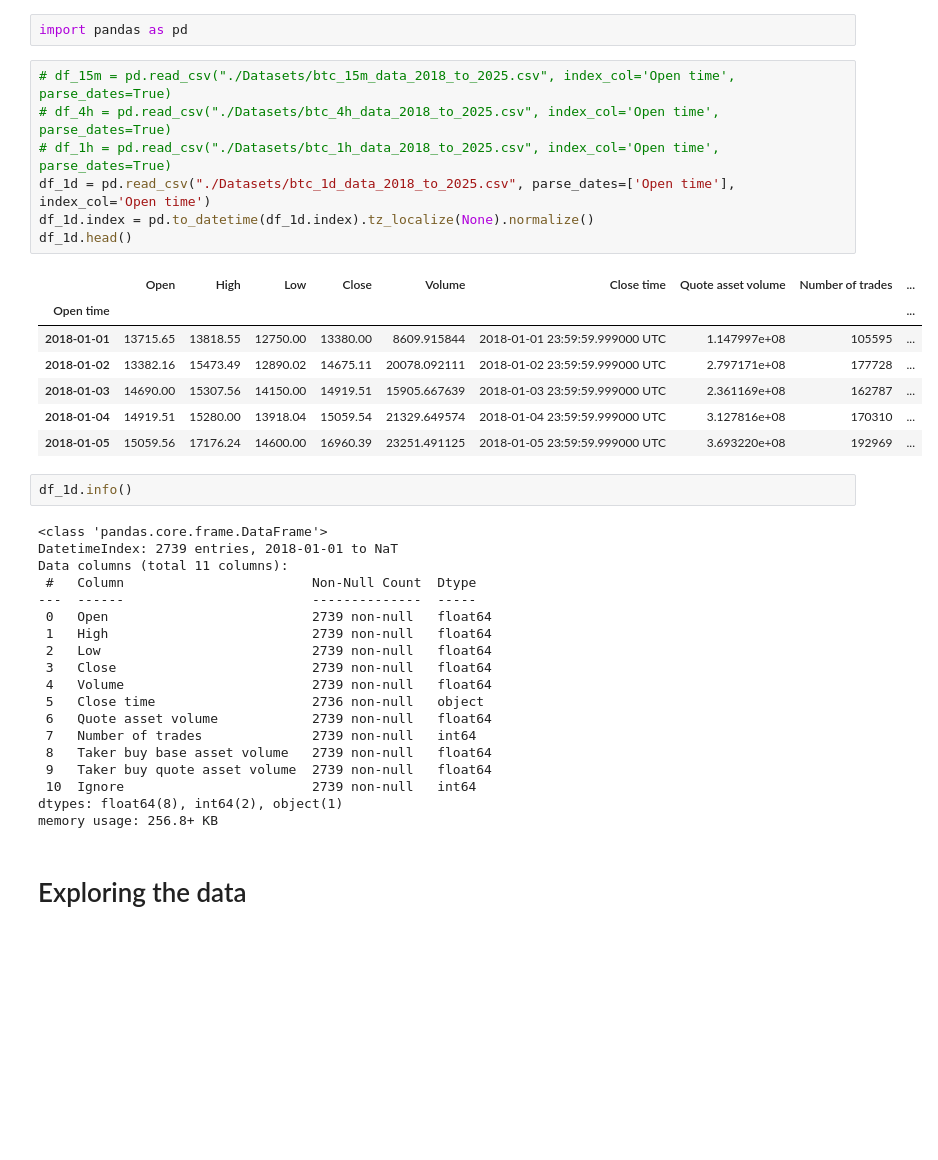
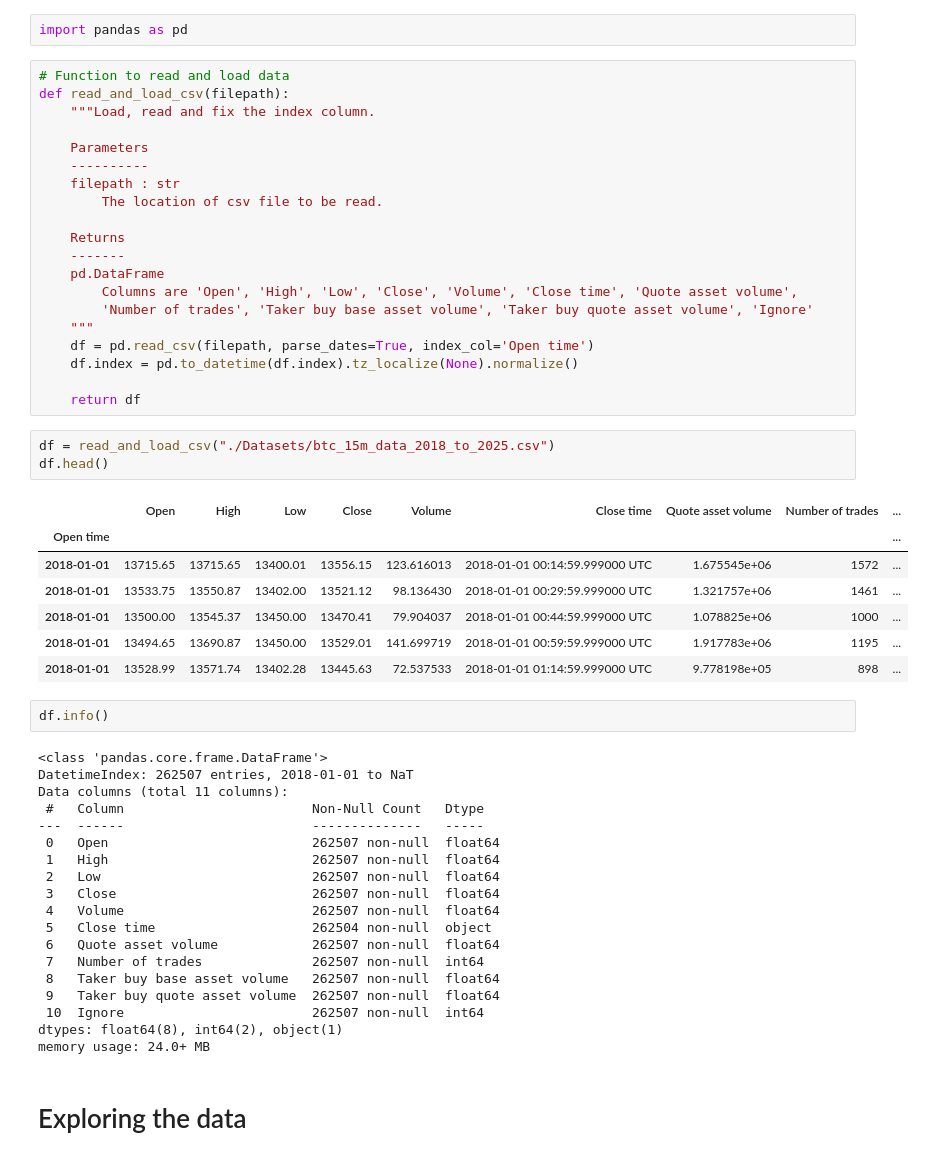
Before and after one commit to john-otienoh/Future_Interns_Projects, a Jupyter notebook: MachineLearningTasks/Task_One/bitcoin_time_series.ipynb, the cells around one changed output. Saved outputs shown, nothing was run; the diff lists cells and outputs as text; blank space fills up the shorter version.

```diff
--- a/MachineLearningTasks/Task_One/bitcoin_time_series.ipynb
+++ b/MachineLearningTasks/Task_One/bitcoin_time_series.ipynb
@@ -1,41 +1,57 @@
 # %%
 import pandas as pd
+# %%
+# Function to read and load data
+def read_and_load_csv(filepath):
+    """Load, read and fix the index column.
+
+    Parameters
+    ----------
+    filepath : str
+        The location of csv file to be read.
+
+    Returns
+    -------
+    pd.DataFrame
+        Columns are 'Open', 'High', 'Low', 'Close', 'Volume', 'Close time', 'Quote asset volume',
+        'Number of trades', 'Taker buy base asset volume', 'Taker buy quote asset volume', 'Ignore'
+    """
+    df = pd.read_csv(filepath, parse_dates=True, index_col='Open time')
+    df.index = pd.to_datetime(df.index).tz_localize(None).normalize()
+
+    return df
 # %%
-# df_15m = pd.read_csv("./Datasets/btc_15m_data_2018_to_2025.csv", index_col='Open time', parse_dates=True)
-# df_4h = pd.read_csv("./Datasets/btc_4h_data_2018_to_2025.csv", index_col='Open time', parse_dates=True)
-# df_1h = pd.read_csv("./Datasets/btc_1h_data_2018_to_2025.csv", index_col='Open time', parse_dates=True)
-df_1d = pd.read_csv("./Datasets/btc_1d_data_2018_to_2025.csv", parse_dates=['Open time'], index_col='Open time')
-df_1d.index = pd.to_datetime(df_1d.index).tz_localize(None).normalize()
-df_1d.head()
+df = read_and_load_csv("./Datasets/btc_15m_data_2018_to_2025.csv")
+df.head()
 # %% [output]
 |  | Open | High | Low | Close | Volume | Close time | Quote asset volume | Number of trades | ... |
 | Open time |  |  |  |  |  |  |  |  | ... |
-| 2018-01-01 | 13715.65 | 13818.55 | 12750.00 | 13380.00 | 8609.915844 | 2018-01-01 23:59:59.999000 UTC | 1.147997e+08 | 105595 | ... |
-| 2018-01-02 | 13382.16 | 15473.49 | 12890.02 | 14675.11 | 20078.092111 | 2018-01-02 23:59:59.999000 UTC | 2.797171e+08 | 177728 | ... |
-| 2018-01-03 | 14690.00 | 15307.56 | 14150.00 | 14919.51 | 15905.667639 | 2018-01-03 23:59:59.999000 UTC | 2.361169e+08 | 162787 | ... |
-| 2018-01-04 | 14919.51 | 15280.00 | 13918.04 | 15059.54 | 21329.649574 | 2018-01-04 23:59:59.999000 UTC | 3.127816e+08 | 170310 | ... |
-| 2018-01-05 | 15059.56 | 17176.24 | 14600.00 | 16960.39 | 23251.491125 | 2018-01-05 23:59:59.999000 UTC | 3.693220e+08 | 192969 | ... |
+| 2018-01-01 | 13715.65 | 13715.65 | 13400.01 | 13556.15 | 123.616013 | 2018-01-01 00:14:59.999000 UTC | 1.675545e+06 | 1572 | ... |
+| 2018-01-01 | 13533.75 | 13550.87 | 13402.00 | 13521.12 | 98.136430 | 2018-01-01 00:29:59.999000 UTC | 1.321757e+06 | 1461 | ... |
+| 2018-01-01 | 13500.00 | 13545.37 | 13450.00 | 13470.41 | 79.904037 | 2018-01-01 00:44:59.999000 UTC | 1.078825e+06 | 1000 | ... |
+| 2018-01-01 | 13494.65 | 13690.87 | 13450.00 | 13529.01 | 141.699719 | 2018-01-01 00:59:59.999000 UTC | 1.917783e+06 | 1195 | ... |
+| 2018-01-01 | 13528.99 | 13571.74 | 13402.28 | 13445.63 | 72.537533 | 2018-01-01 01:14:59.999000 UTC | 9.778198e+05 | 898 | ... |
 # %%
-df_1d.info()
+df.info()
 # %% [output]
 <class 'pandas.core.frame.DataFrame'>
-DatetimeIndex: 2739 entries, 2018-01-01 to NaT
+DatetimeIndex: 262507 entries, 2018-01-01 to NaT
 Data columns (total 11 columns):
- #   Column                        Non-Null Count  Dtype
----  ------                        --------------  -----
- 0   Open                          2739 non-null   float64
- 1   High                          2739 non-null   float64
- 2   Low                           2739 non-null   float64
- 3   Close                         2739 non-null   float64
- 4   Volume                        2739 non-null   float64
- 5   Close time                    2736 non-null   object
- 6   Quote asset volume            2739 non-null   float64
- 7   Number of trades              2739 non-null   int64
- 8   Taker buy base asset volume   2739 non-null   float64
- 9   Taker buy quote asset volume  2739 non-null   float64
- 10  Ignore                        2739 non-null   int64
+ #   Column                        Non-Null Count   Dtype
+---  ------                        --------------   -----
+ 0   Open                          262507 non-null  float64
+ 1   High                          262507 non-null  float64
+ 2   Low                           262507 non-null  float64
+ 3   Close                         262507 non-null  float64
+ 4   Volume                        262507 non-null  float64
+ 5   Close time                    262504 non-null  object
+ 6   Quote asset volume            262507 non-null  float64
+ 7   Number of trades              262507 non-null  int64
+ 8   Taker buy base asset volume   262507 non-null  float64
+ 9   Taker buy quote asset volume  262507 non-null  float64
+ 10  Ignore                        262507 non-null  int64
 dtypes: float64(8), int64(2), object(1)
-memory usage: 256.8+ KB
+memory usage: 24.0+ MB
 # %% [markdown]
 # Exploring the data
 # %%
```
Also changed, not shown: parts of 3 cells of this notebook.
